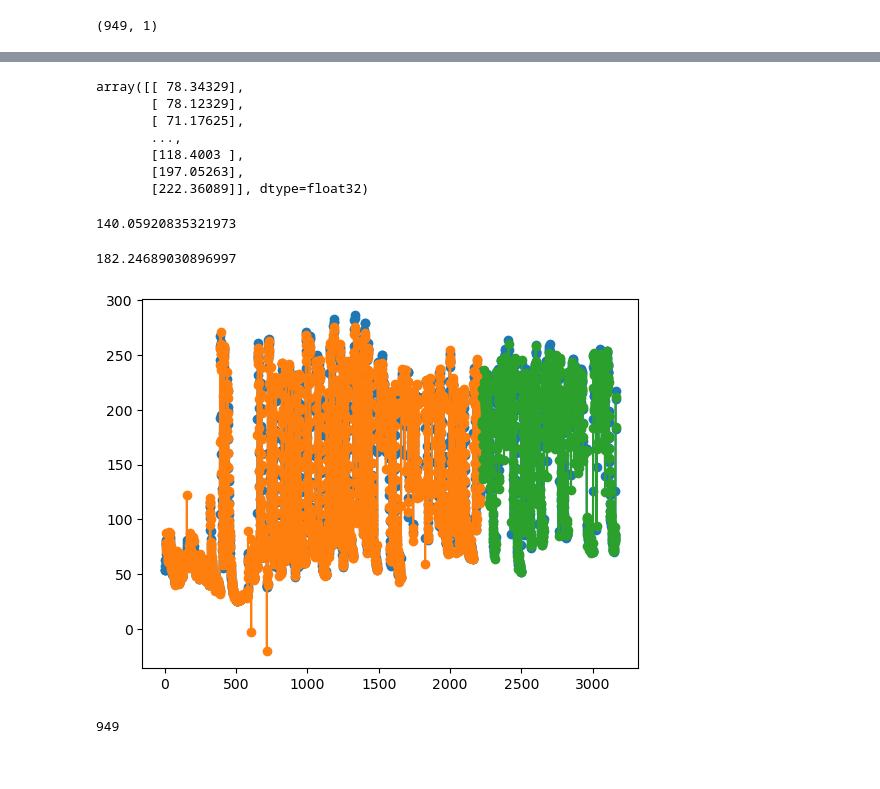
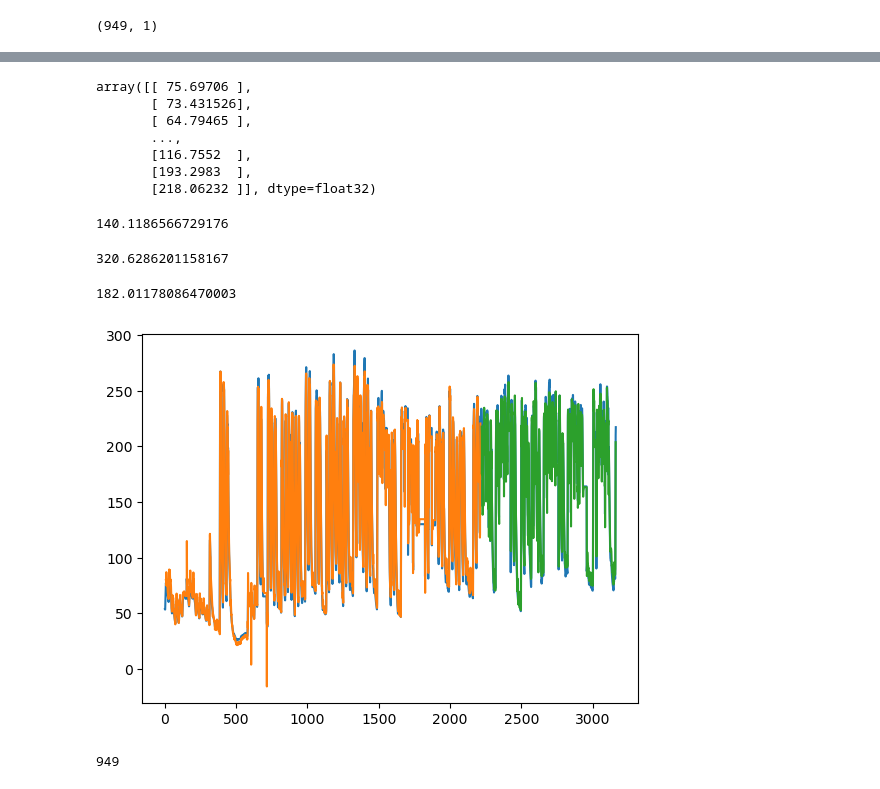
Before and after one commit to Abhishek-singh996/Personal_projects, a Jupyter notebook: Asphalt_project/drum_shell_temp.ipynb, the cells around one changed output, grey strips where cells are left out. Cells and saved outputs as stored; diff of their text form; code cells hidden in the pictures.

```diff
--- a/Asphalt_project/drum_shell_temp.ipynb
+++ b/Asphalt_project/drum_shell_temp.ipynb
@@ -103,8 +83,8 @@ def create_dataset(dataset,timeStep=1):
         dataY.append(b)
     return np.array(dataX),np.array(dataY)
 # %%
-X_train,y_train = create_dataset(train_data,7)
-X_test,y_test = create_dataset(test_data,7)
+X_train,y_train = create_dataset(train_data,168)
+X_test,y_test = create_dataset(test_data,168)
 # %%
 print(X_train.shape,y_train.shape,X_test.shape,y_test.shape)
 # %% [output]
@@ -130,7 +125,7 @@ from tensorflow.keras.layers import Dense
 from tensorflow.keras.optimizers.legacy import Adam
 # %%
 model = Sequential()
-model.add(LSTM(50,return_sequences=True,input_shape = (7,1)))
+model.add(LSTM(50,return_sequences=True,input_shape = (168,1)))
 model.add(LSTM(50,return_sequences=True))
 model.add(LSTM(50))
 model.add(Dense(1))
@@ -163,6 +158,6 @@ Trainable params: 50,851
 Non-trainable params: 0
 _________________________________________________________________
 # %%
-model.fit(X_train,y_train,validation_data=(X_test,y_test),batch_size=64,epochs=200,verbose=1)
+history = model.fit(X_train,y_train,validation_data=(X_test,y_test),batch_size=64,epochs=200,verbose=1)
 # %% [output]
 Epoch 1/200
@@ -212,42 +255,47 @@ test_predict = scaler.inverse_transform(test_predict)
 # %%
 train_predict
 # %% [output]
-array([[ 78.34329],
-       [ 78.12329],
-       [ 71.17625],
+array([[ 75.69706 ],
+       [ 73.431526],
+       [ 64.79465 ],
        ...,
-       [118.4003 ],
-       [197.05263],
-       [222.36089]], dtype=float32)
+       [116.7552  ],
+       [193.2983  ],
+       [218.06232 ]], dtype=float32)
 # %%
 import math
 from sklearn.metrics import mean_squared_error
 math.sqrt(mean_squared_error(y_train,train_predict))
 # %% [output]
-140.05920835321973
+140.1186566729176
+# %%
+from sklearn.metrics import mean_absolute_percentage_error
+mean_absolute_percentage_error(y_test,test_predict)
+# %% [output]
+320.6286201158167
 # %%
 math.sqrt(mean_squared_error(y_test,test_predict))
 # %% [output]
-182.24689030896997
+182.01178086470003
 # %%
 ## plotting
 # shift train prediction for plotting
 import matplotlib.pyplot as plt
 look_back = 7
 trainPredictPlot = np.empty_like(df1)
 trainPredictPlot[:,:] = np.nan
 trainPredictPlot[look_back:len(train_predict)+look_back,:] = train_predict
 # shift test prediction for plotting
 testPredictPlot = np.empty_like(df1)
 testPredictPlot[:,:] = np.nan
 testPredictPlot[len(train_predict)+(look_back*2)+1:len(df1)-1,:] = test_predict
 
-plt.plot(scaler.inverse_transform(df1),'-o')
-plt.plot(trainPredictPlot,'-o')
-plt.plot(testPredictPlot,'-o')
+plt.plot(scaler.inverse_transform(df1))
+plt.plot(trainPredictPlot)
+plt.plot(testPredictPlot)
 plt.show()
 # %% [output]
-[figure, old version]
+[figure, new version]
 # %%
 len(test_data)
 # %% [output]
```
Also changed, not shown: parts of 28 cells of this notebook, 25 other files.
